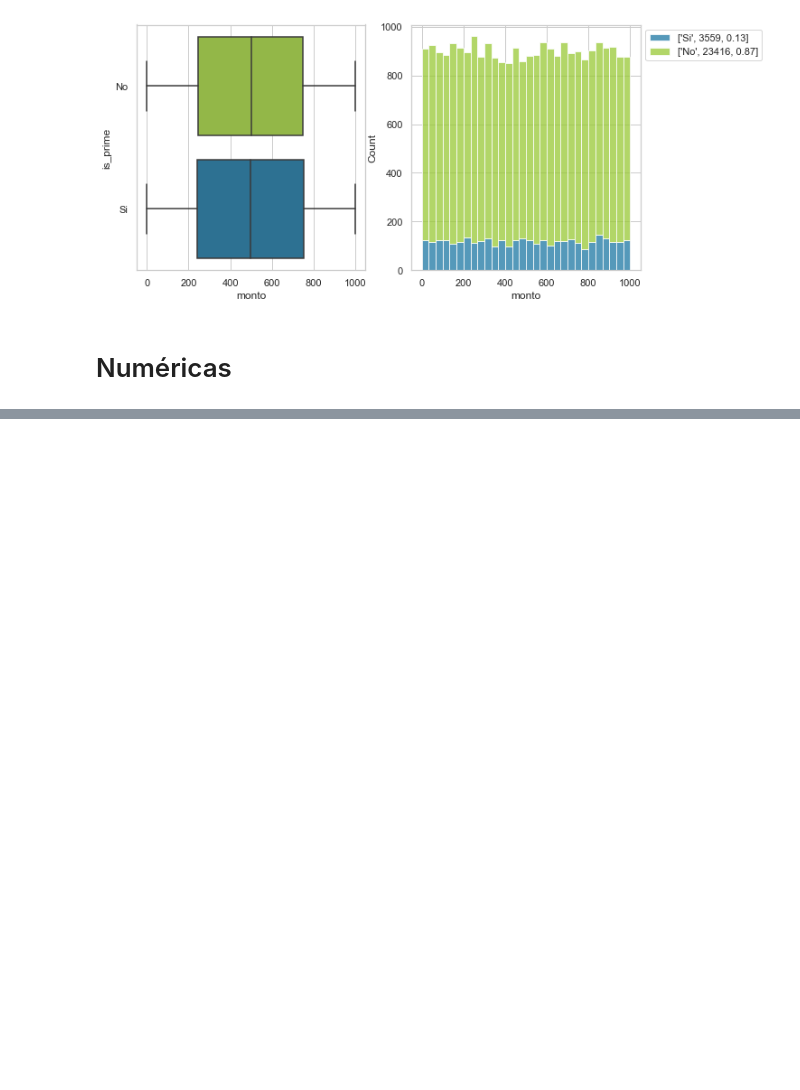
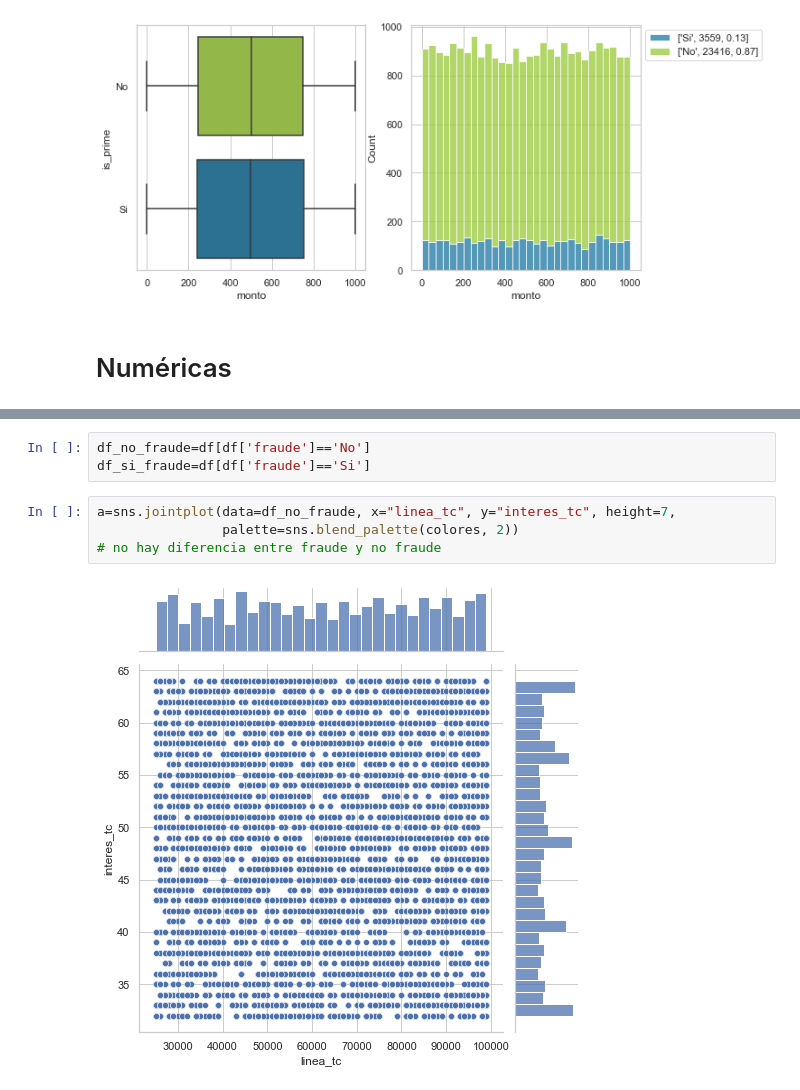
Before and after one commit to ElenaVillano/challenge_rpmx, a Jupyter notebook: notebooks/geda.ipynb, the cells around one changed output, grey strips where cells are left out. Drawn from its saved outputs; the diff is of its cells as text; blank space fills up the shorter version.

```diff
--- a/notebooks/geda.ipynb
+++ b/notebooks/geda.ipynb
@@ -233,0 +257,9 @@ plt.show()
+# %%
+df_no_fraude=df[df['fraude']=='No']
+df_si_fraude=df[df['fraude']=='Si']
+# %%
+a=sns.jointplot(data=df_no_fraude, x="linea_tc", y="interes_tc", height=7,
+                palette=sns.blend_palette(colores, 2))
+# no hay diferencia entre fraude y no fraude
+# %% [output]
+[figure, added]
```
Also changed, not shown: parts of 22 cells of this notebook, 1 other file.
